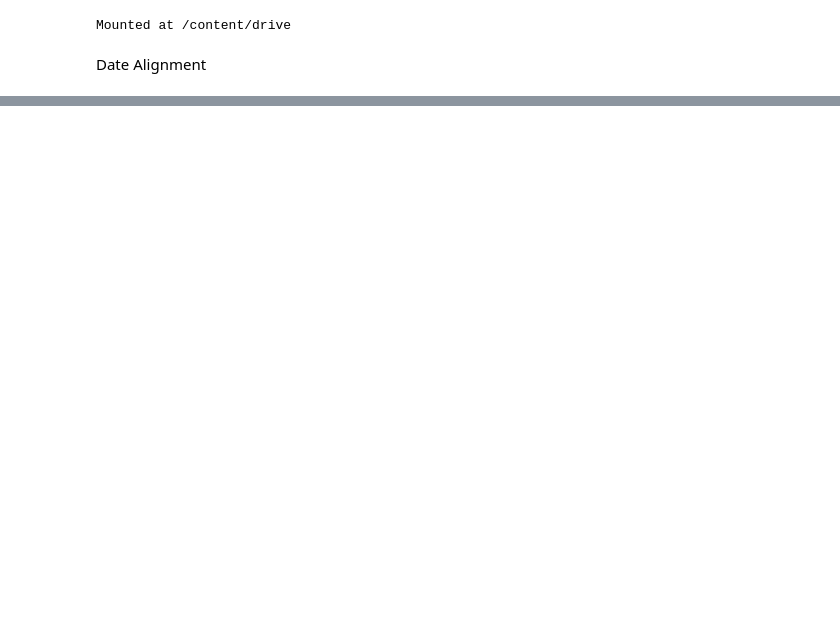
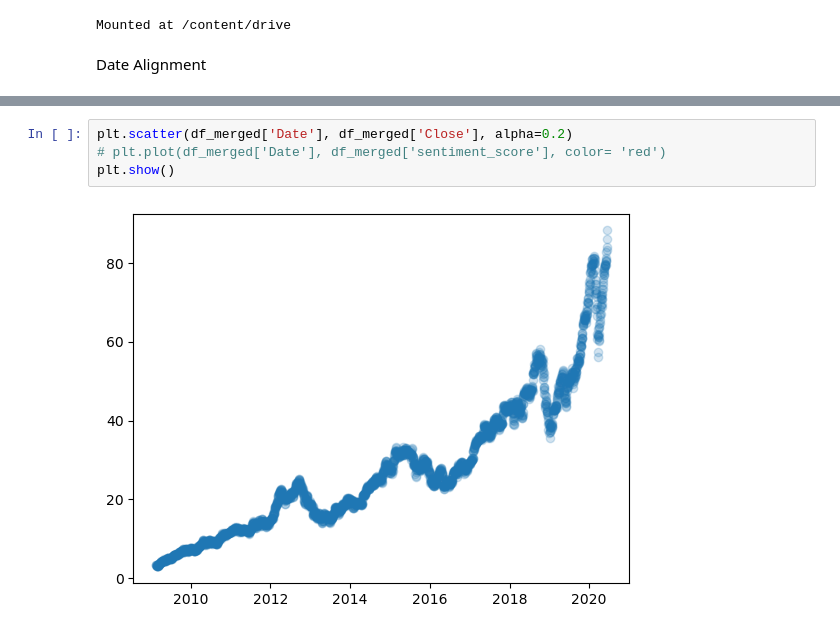
Before and after one commit to Amanzlastt/kifyaw1, a Jupyter notebook: notebooks/task-3.ipynb, the cells around one changed output, grey strips where cells are left out. Cells and saved outputs as stored; diff of their text form; blank space fills up the shorter version.

```diff
--- a/notebooks/task-3.ipynb
+++ b/notebooks/task-3.ipynb
@@ -210,0 +104,6 @@ df_apple.head()
+# %%
+plt.scatter(df_merged['Date'], df_merged['Close'], alpha=0.2)
+# plt.plot(df_merged['Date'], df_merged['sentiment_score'], color= 'red')
+plt.show()
+# %% [output]
+[figure, added]
```
Also changed, not shown: parts of 19 cells of this notebook.
